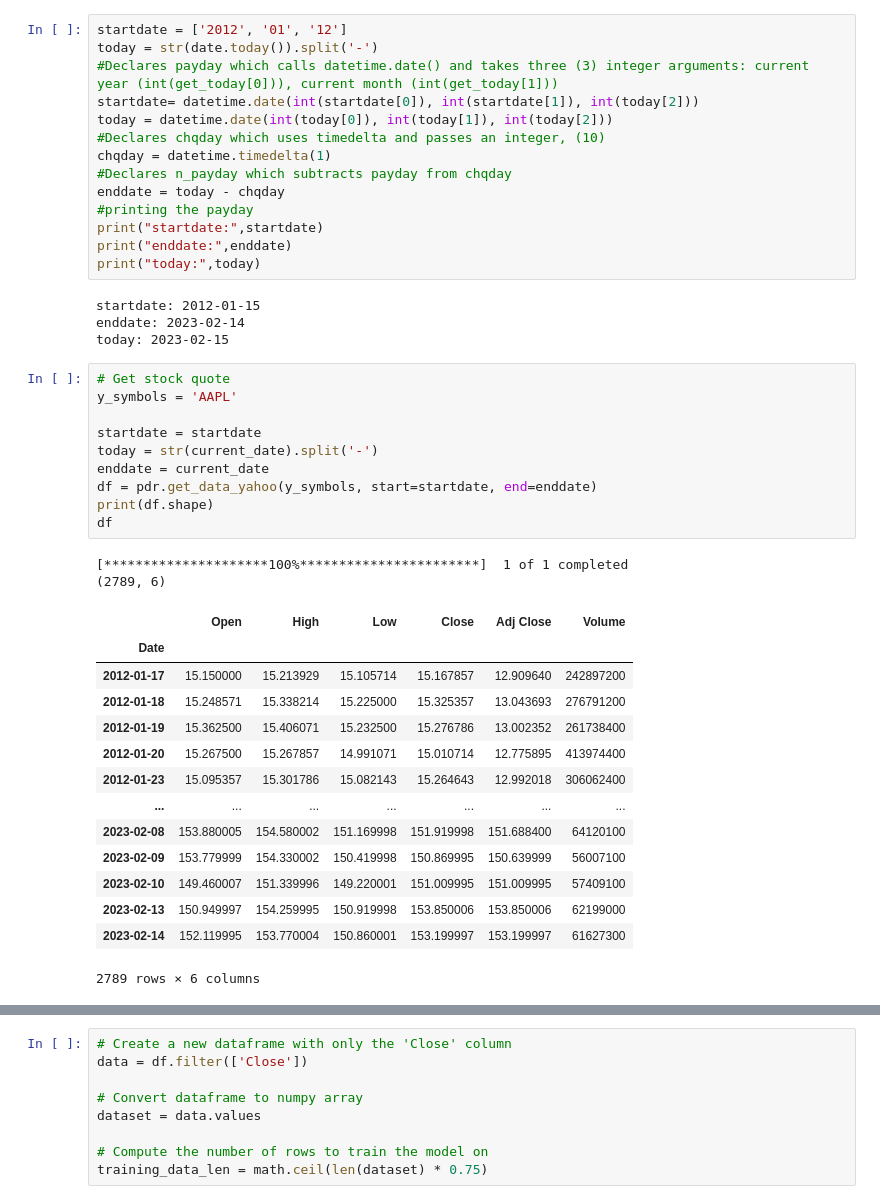
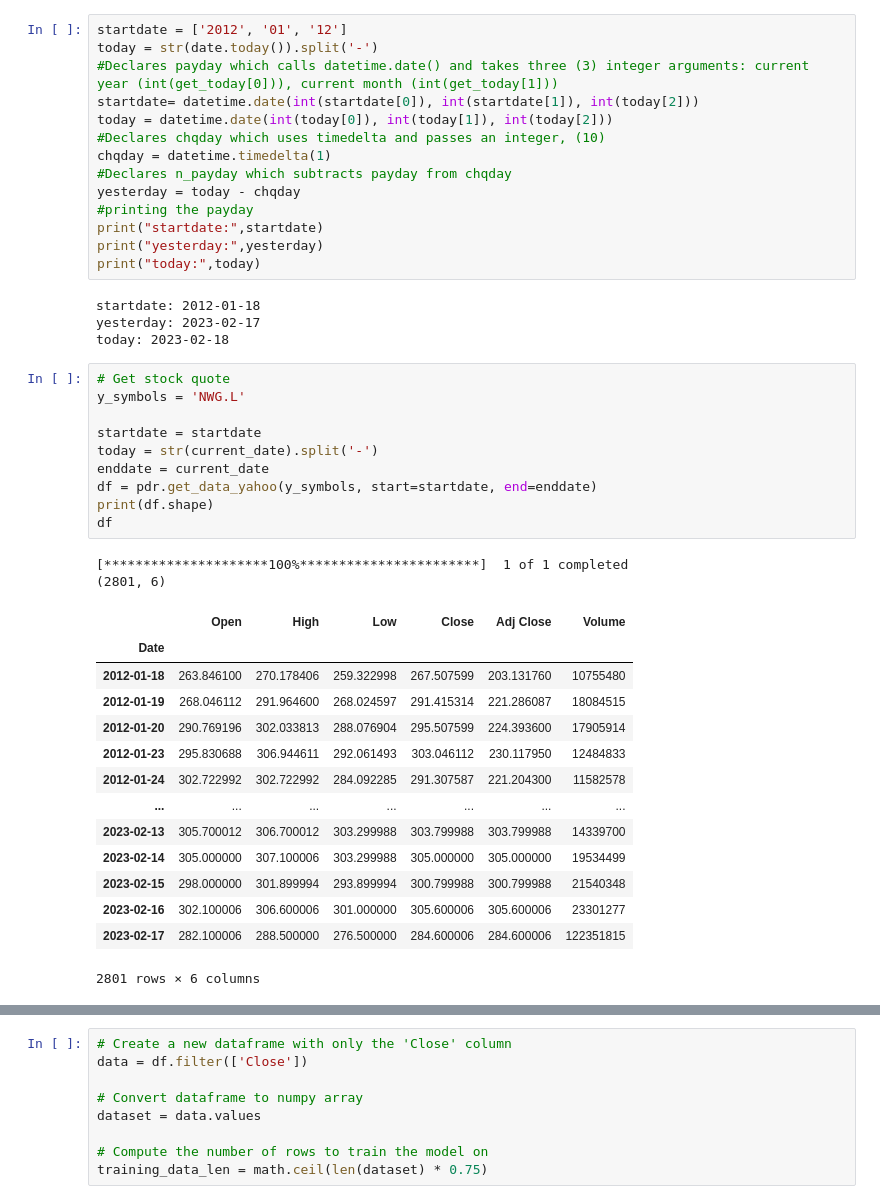
Before and after one commit to amosmike/stock-price-prediction, a Jupyter notebook: pp.ipynb, the cells around one changed output, grey strips where cells are left out. Drawn from its saved outputs; the diff is of its cells as text.

```diff
--- a/pp.ipynb
+++ b/pp.ipynb
@@ -28,42 +27,42 @@ today = datetime.date(int(today[0]), int(today[1]), int(today[2]))
 #Declares chqday which uses timedelta and passes an integer, (10)
 chqday = datetime.timedelta(1)
 #Declares n_payday which subtracts payday from chqday
-enddate = today - chqday
+yesterday = today - chqday
 #printing the payday
 print("startdate:",startdate)
-print("enddate:",enddate)
+print("yesterday:",yesterday)
 print("today:",today)
 # %% [output]
-startdate: 2012-01-15
-enddate: 2023-02-14
-today: 2023-02-15
+startdate: 2012-01-18
+yesterday: 2023-02-17
+today: 2023-02-18
 # %%
 # Get stock quote
-y_symbols = 'AAPL'
+y_symbols = 'NWG.L'
 
 startdate = startdate
 today = str(current_date).split('-')
 enddate = current_date
 df = pdr.get_data_yahoo(y_symbols, start=startdate, end=enddate)
 print(df.shape)
 df
 # %% [output]
 [*********************100%***********************]  1 of 1 completed
-(2789, 6)
+(2801, 6)
 |  | Open | High | Low | Close | Adj Close | Volume |
 | Date |  |  |  |  |  |  |
-| 2012-01-17 | 15.150000 | 15.213929 | 15.105714 | 15.167857 | 12.909640 | 242897200 |
-| 2012-01-18 | 15.248571 | 15.338214 | 15.225000 | 15.325357 | 13.043693 | 276791200 |
-| 2012-01-19 | 15.362500 | 15.406071 | 15.232500 | 15.276786 | 13.002352 | 261738400 |
-| 2012-01-20 | 15.267500 | 15.267857 | 14.991071 | 15.010714 | 12.775895 | 413974400 |
-| 2012-01-23 | 15.095357 | 15.301786 | 15.082143 | 15.264643 | 12.992018 | 306062400 |
+| 2012-01-18 | 263.846100 | 270.178406 | 259.322998 | 267.507599 | 203.131760 | 10755480 |
+| 2012-01-19 | 268.046112 | 291.964600 | 268.024597 | 291.415314 | 221.286087 | 18084515 |
+| 2012-01-20 | 290.769196 | 302.033813 | 288.076904 | 295.507599 | 224.393600 | 17905914 |
+| 2012-01-23 | 295.830688 | 306.944611 | 292.061493 | 303.046112 | 230.117950 | 12484833 |
+| 2012-01-24 | 302.722992 | 302.722992 | 284.092285 | 291.307587 | 221.204300 | 11582578 |
 | ... | ... | ... | ... | ... | ... | ... |
-| 2023-02-08 | 153.880005 | 154.580002 | 151.169998 | 151.919998 | 151.688400 | 64120100 |
-| 2023-02-09 | 153.779999 | 154.330002 | 150.419998 | 150.869995 | 150.639999 | 56007100 |
-| 2023-02-10 | 149.460007 | 151.339996 | 149.220001 | 151.009995 | 151.009995 | 57409100 |
-| 2023-02-13 | 150.949997 | 154.259995 | 150.919998 | 153.850006 | 153.850006 | 62199000 |
-| 2023-02-14 | 152.119995 | 153.770004 | 150.860001 | 153.199997 | 153.199997 | 61627300 |
+| 2023-02-13 | 305.700012 | 306.700012 | 303.299988 | 303.799988 | 303.799988 | 14339700 |
+| 2023-02-14 | 305.000000 | 307.100006 | 303.299988 | 305.000000 | 305.000000 | 19534499 |
+| 2023-02-15 | 298.000000 | 301.899994 | 293.899994 | 300.799988 | 300.799988 | 21540348 |
+| 2023-02-16 | 302.100006 | 306.600006 | 301.000000 | 305.600006 | 305.600006 | 23301277 |
+| 2023-02-17 | 282.100006 | 288.500000 | 276.500000 | 284.600006 | 284.600006 | 122351815 |
-2789 rows × 6 columns
+2801 rows × 6 columns
 # %%
 # Visualise the closing price history
 plt.figure(figsize=(16,8))
```
Also changed, not shown: parts of 15 cells of this notebook, 3 other files.
